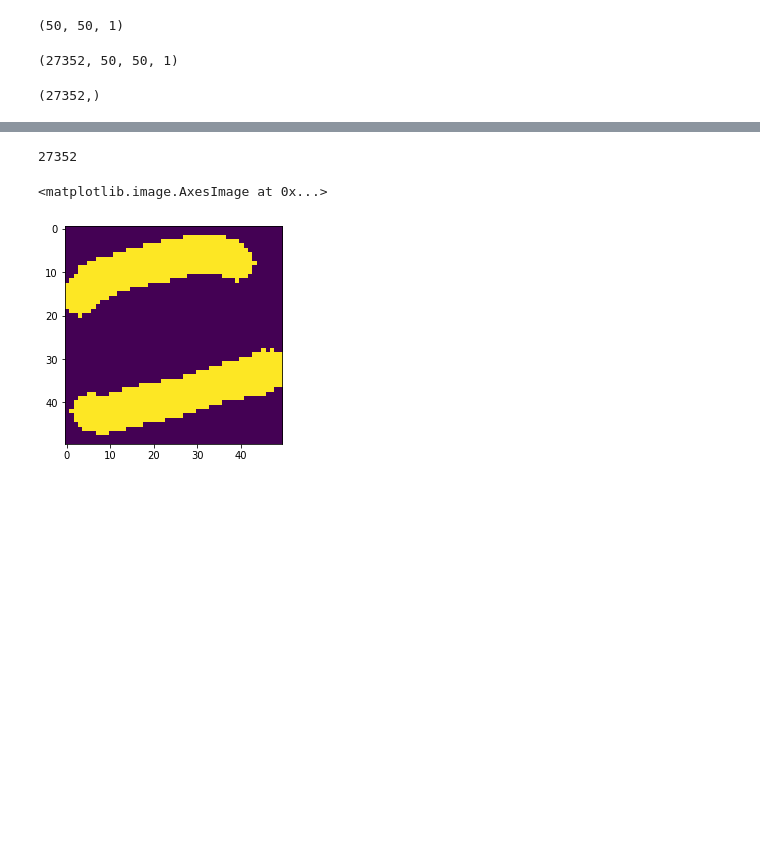
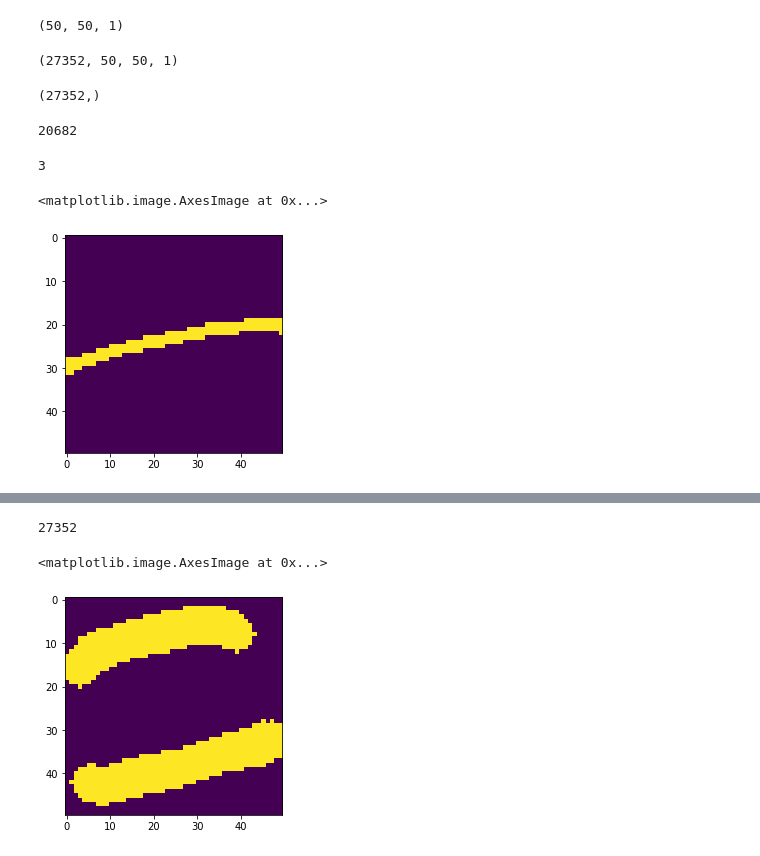
Before and after one commit to mallen-11/math-problem-solver, a Jupyter notebook: Notebooks/Letters, Digits, Math Operators Model.ipynb, the cells around one changed output, grey strips where cells are left out. Cells and saved outputs as stored; diff of their text form; code cells hidden in the pictures; blank space fills up the shorter version.

```diff
--- a/Notebooks/Letters, Digits, Math Operators Model.ipynb
+++ b/Notebooks/Letters, Digits, Math Operators Model.ipynb
@@ -79,0 +79,13 @@ y_train.shape
+# %%
+ranlist[0]
+# %% [output]
+20682
+# %%
+y_train[ranlist[0]]
+# %% [output]
+3
+# %%
+plt.imshow(X_train[ranlist[0]])
+# %% [output]
+<matplotlib.image.AxesImage at 0x...>
+[figure, added]
```
Also changed, not shown: parts of 10 cells of this notebook, 2 other files.
